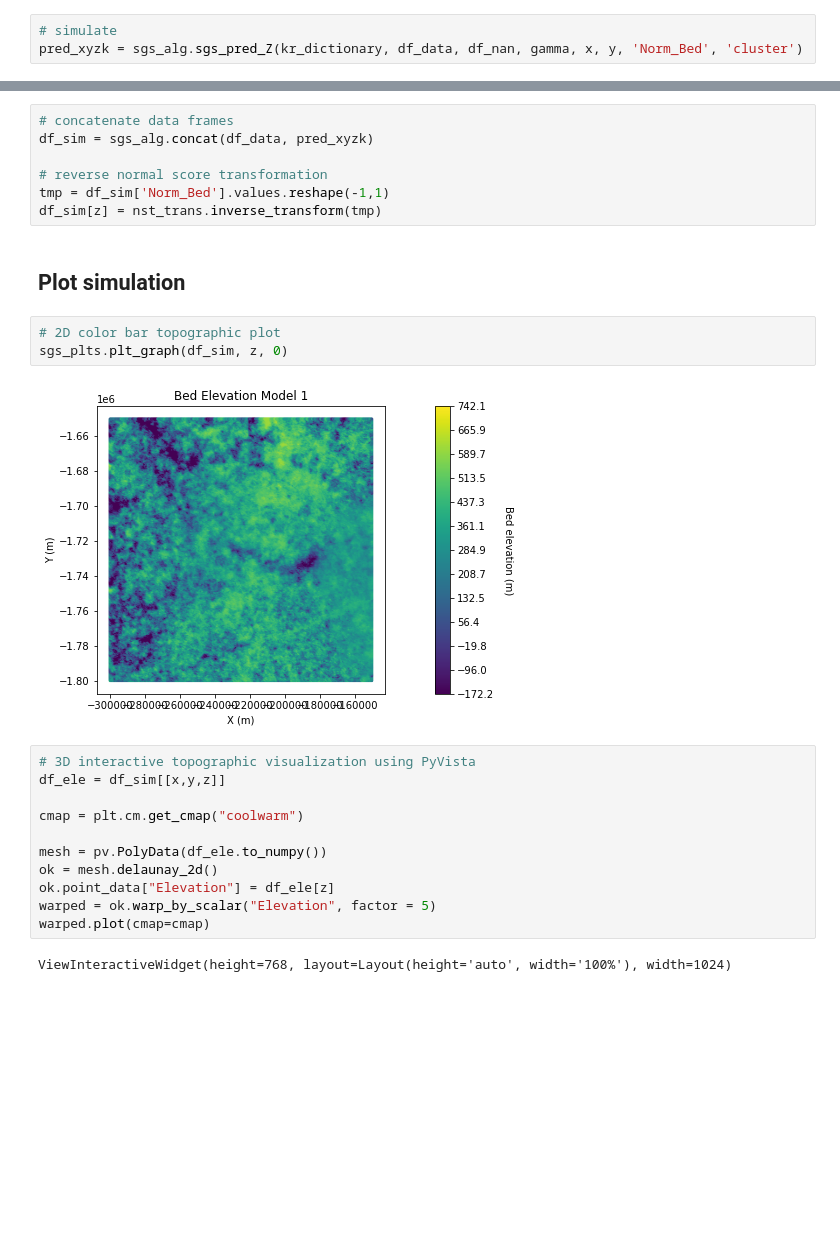
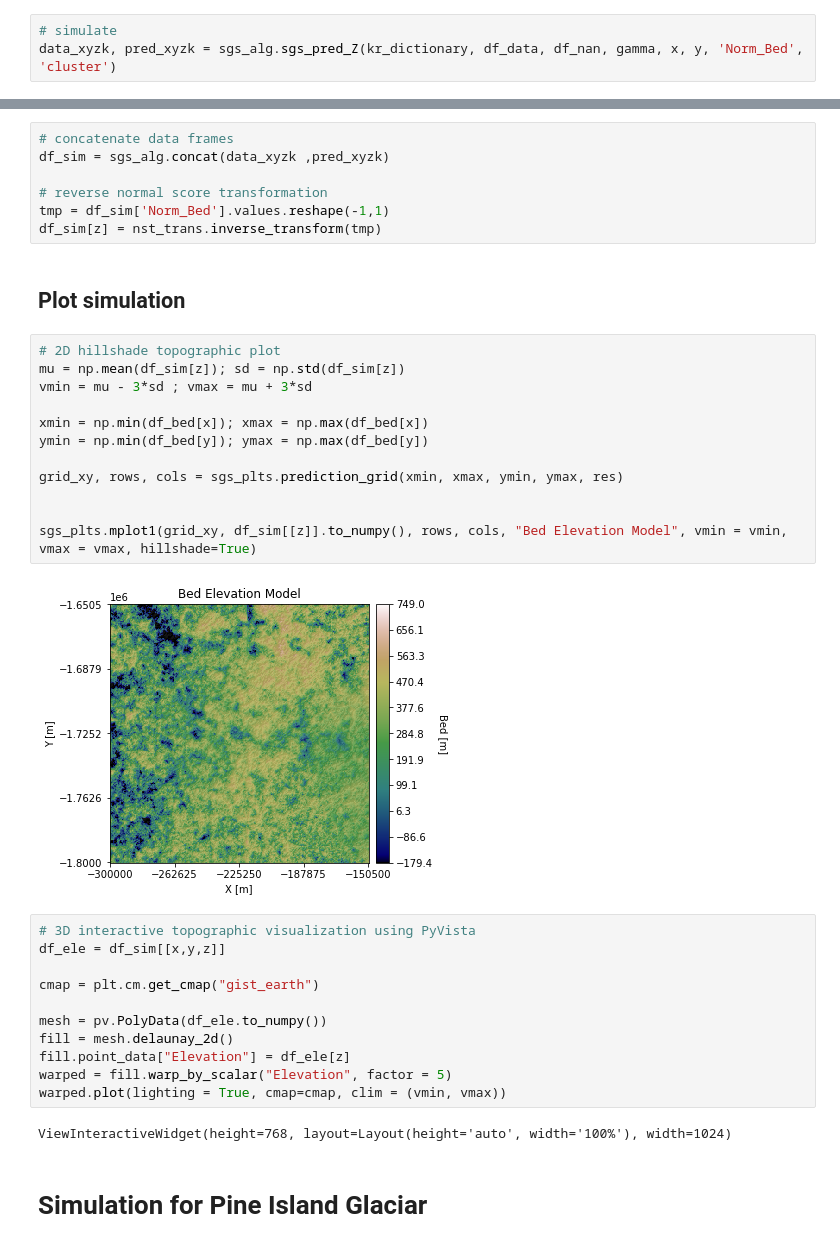
Before and after one commit to GatorGlaciology/SGS-topography-parallelization, a Jupyter notebook: SGS_parallel_demo.ipynb, the cells around one changed output, grey strips where cells are left out. Cells and saved outputs as stored; diff of their text form; blank space fills up the shorter version.

Commit message:
Add PIG Simulation

```diff
--- a/SGS_parallel_demo.ipynb
+++ b/SGS_parallel_demo.ipynb
@@ -114,6 +114,6 @@ Parallel simulation with 8 processes...
 Using the kriging weights and inidicies of nearest neighbors obtained in the previous step, **sgs_pred_Z** finds the kringing mean and variance and samples from a gaussian distribution defined by these parameters. This random variate is the simulated bed elevation value.
 # %%
 # simulate
-pred_xyzk = sgs_alg.sgs_pred_Z(kr_dictionary, df_data, df_nan, gamma, x, y, 'Norm_Bed', 'cluster')
+data_xyzk, pred_xyzk = sgs_alg.sgs_pred_Z(kr_dictionary, df_data, df_nan, gamma, x, y, 'Norm_Bed', 'cluster')
 # %% [output]
 Starting sequential simulation...
@@ -121,6 +121,6 @@ Starting sequential simulation...
 # %%
 # concatenate data frames
-df_sim = sgs_alg.concat(df_data, pred_xyzk)
+df_sim = sgs_alg.concat(data_xyzk ,pred_xyzk)
 
 # reverse normal score transformation
 tmp = df_sim['Norm_Bed'].values.reshape(-1,1)
@@ -128,20 +128,31 @@ df_sim[z] = nst_trans.inverse_transform(tmp)
 # %% [markdown]
 ## Plot simulation
 # %%
-# 2D color bar topographic plot
-sgs_plts.plt_graph(df_sim, z, 0)
+# 2D hillshade topographic plot
+mu = np.mean(df_sim[z]); sd = np.std(df_sim[z])
+vmin = mu - 3*sd ; vmax = mu + 3*sd
+
+xmin = np.min(df_bed[x]); xmax = np.max(df_bed[x])
+ymin = np.min(df_bed[y]); ymax = np.max(df_bed[y])
+
+grid_xy, rows, cols = sgs_plts.prediction_grid(xmin, xmax, ymin, ymax, res)
+
+
+sgs_plts.mplot1(grid_xy, df_sim[[z]].to_numpy(), rows, cols, "Bed Elevation Model", vmin = vmin, vmax = vmax, hillshade=True)
 # %% [output]
-[figure, old version]
+[figure, new version]
-# %%
-# 3D interactive topographic visualization using PyVista
-df_ele = df_sim[[x,y,z]]
-
-cmap = plt.cm.get_cmap("coolwarm")
-
-mesh = pv.PolyData(df_ele.to_numpy())
-ok = mesh.delaunay_2d()
-ok.point_data["Elevation"] = df_ele[z]
-warped = ok.warp_by_scalar("Elevation", factor = 5)
-warped.plot(cmap=cmap)
-# %% [output]
-ViewInteractiveWidget(height=768, layout=Layout(height='auto', width='100%'), width=1024)
+# %%
+# 3D interactive topographic visualization using PyVista
+df_ele = df_sim[[x,y,z]]
+
+cmap = plt.cm.get_cmap("gist_earth")
+
+mesh = pv.PolyData(df_ele.to_numpy())
+fill = mesh.delaunay_2d()
+fill.point_data["Elevation"] = df_ele[z]
+warped = fill.warp_by_scalar("Elevation", factor = 5)
+warped.plot(lighting = True, cmap=cmap, clim = (vmin, vmax))
+# %% [output]
+ViewInteractiveWidget(height=768, layout=Layout(height='auto', width='100%'), width=1024)
+# %% [markdown]
+# Simulation for Pine Island Glaciar
```
Also changed, not shown: parts of 16 cells of this notebook.
